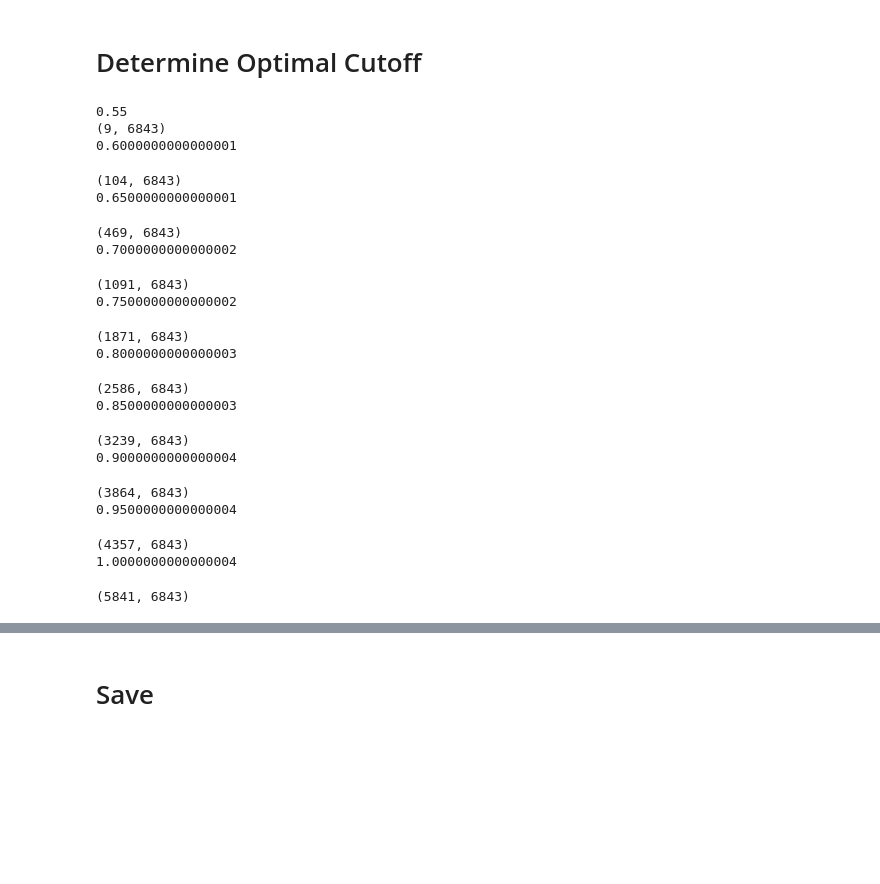
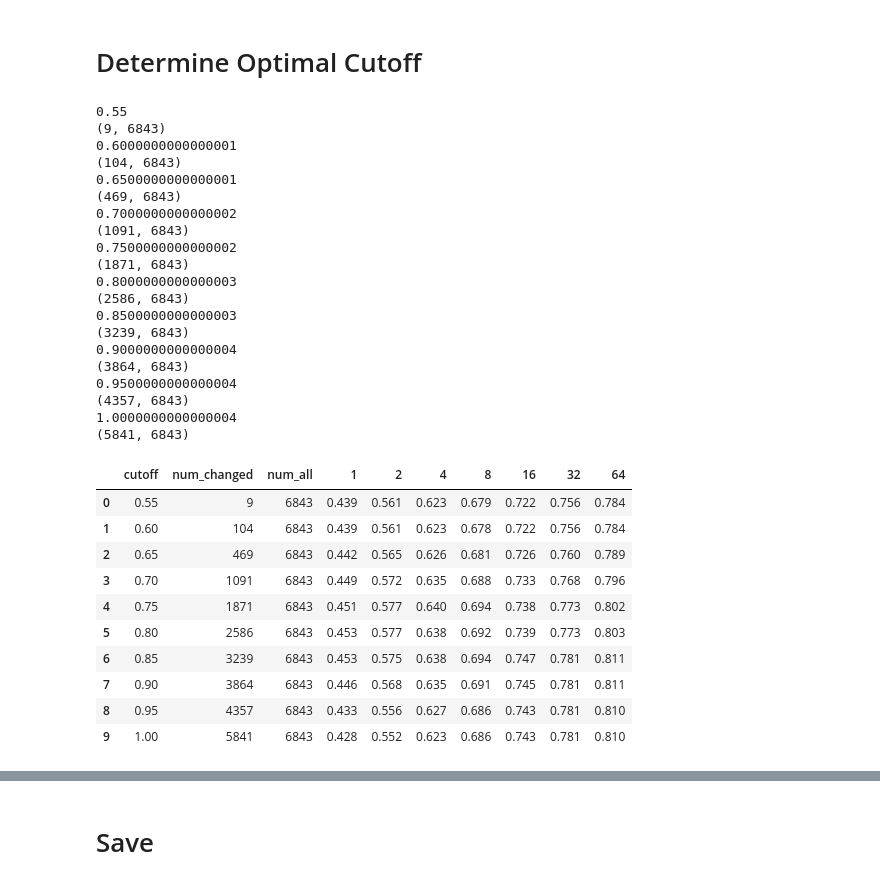
Before and after one commit to hpi-dhc/symptemist, a Jupyter notebook: 1_LLM_Simplification.ipynb, the cells around one changed output, grey strips where cells are left out. Drawn from its saved outputs; the diff is of its cells as text; code cells hidden in the pictures; blank space fills up the shorter version.

```diff
--- a/1_LLM_Simplification.ipynb
+++ b/1_LLM_Simplification.ipynb
@@ -128,7 +129,8 @@ Recall@16 0.7007376185458377
 Recall@32 0.7323498419388831
 Recall@64 0.7632595714787496
 # %%
-simplified_candidates = simplifier.transform_batch(candidates)
+simplified_ds = simplifier.transform_batch(candidates)
+simplified_candidates = linker.predict_batch(simplified_ds, top_k=64, batch_size=128)
 # %% [markdown]
 # Determine Optimal Cutoff
 # %%
@@ -139,7 +141,7 @@ eval_simplified_ds = simplified_candidates[SPLIT]
 
 def select_candidates(d, idx, filter_fn=lambda e: True):
     result = []
-    for ei, ec, eg in zip(d['entities'], eval_candidates[idx]['entities'], eval_ds[idx]['entities']):
+    for ei, ec in zip(d['entities'], eval_candidates[idx]['entities']):
         if filter_fn(ec):
             result.append(ec)
         else:
@@ -163,22 +167,22 @@ for cutoff in np.arange(0.55, 1.05, 0.05):
 0.55
 (9, 6843)
 0.6000000000000001
+(104, 6843)
+0.6500000000000001
+(469, 6843)
+0.7000000000000002
+(1091, 6843)
+0.7500000000000002
+(1871, 6843)
+0.8000000000000003
+(2586, 6843)
+0.8500000000000003
+(3239, 6843)
+0.9000000000000004
+(3864, 6843)
+0.9500000000000004
+(4357, 6843)
+1.0000000000000004
+(5841, 6843)
-(104, 6843)
-0.6500000000000001
-(469, 6843)
-0.7000000000000002
-(1091, 6843)
-0.7500000000000002
-(1871, 6843)
-0.8000000000000003
-(2586, 6843)
-0.8500000000000003
-(3239, 6843)
-0.9000000000000004
-(3864, 6843)
-0.9500000000000004
-(4357, 6843)
-1.0000000000000004
-(5841, 6843)
 # %%
 cutoff_eval = pd.DataFrame(cutoff_eval).round(3)
@@ -187,3 +189,17 @@ baseline = evaluate_at_k(eval_ds, evalcandidates, silent=True)
+# %%
+cutoff_eval
+# %% [output]
+|  | cutoff | num_changed | num_all | 1 | 2 | 4 | 8 | 16 | 32 | 64 |
+| 0 | 0.55 | 9 | 6843 | 0.439 | 0.561 | 0.623 | 0.679 | 0.722 | 0.756 | 0.784 |
+| 1 | 0.60 | 104 | 6843 | 0.439 | 0.561 | 0.623 | 0.678 | 0.722 | 0.756 | 0.784 |
+| 2 | 0.65 | 469 | 6843 | 0.442 | 0.565 | 0.626 | 0.681 | 0.726 | 0.760 | 0.789 |
+| 3 | 0.70 | 1091 | 6843 | 0.449 | 0.572 | 0.635 | 0.688 | 0.733 | 0.768 | 0.796 |
+| 4 | 0.75 | 1871 | 6843 | 0.451 | 0.577 | 0.640 | 0.694 | 0.738 | 0.773 | 0.802 |
+| 5 | 0.80 | 2586 | 6843 | 0.453 | 0.577 | 0.638 | 0.692 | 0.739 | 0.773 | 0.803 |
+| 6 | 0.85 | 3239 | 6843 | 0.453 | 0.575 | 0.638 | 0.694 | 0.747 | 0.781 | 0.811 |
+| 7 | 0.90 | 3864 | 6843 | 0.446 | 0.568 | 0.635 | 0.691 | 0.745 | 0.781 | 0.811 |
+| 8 | 0.95 | 4357 | 6843 | 0.433 | 0.556 | 0.627 | 0.686 | 0.743 | 0.781 | 0.810 |
+| 9 | 1.00 | 5841 | 6843 | 0.428 | 0.552 | 0.623 | 0.686 | 0.743 | 0.781 | 0.810 |
 # %%
 from matplotlib import pyplot as plt
 import matplotlib
```
Also changed, not shown: parts of 27 cells of this notebook, 1 other file.
